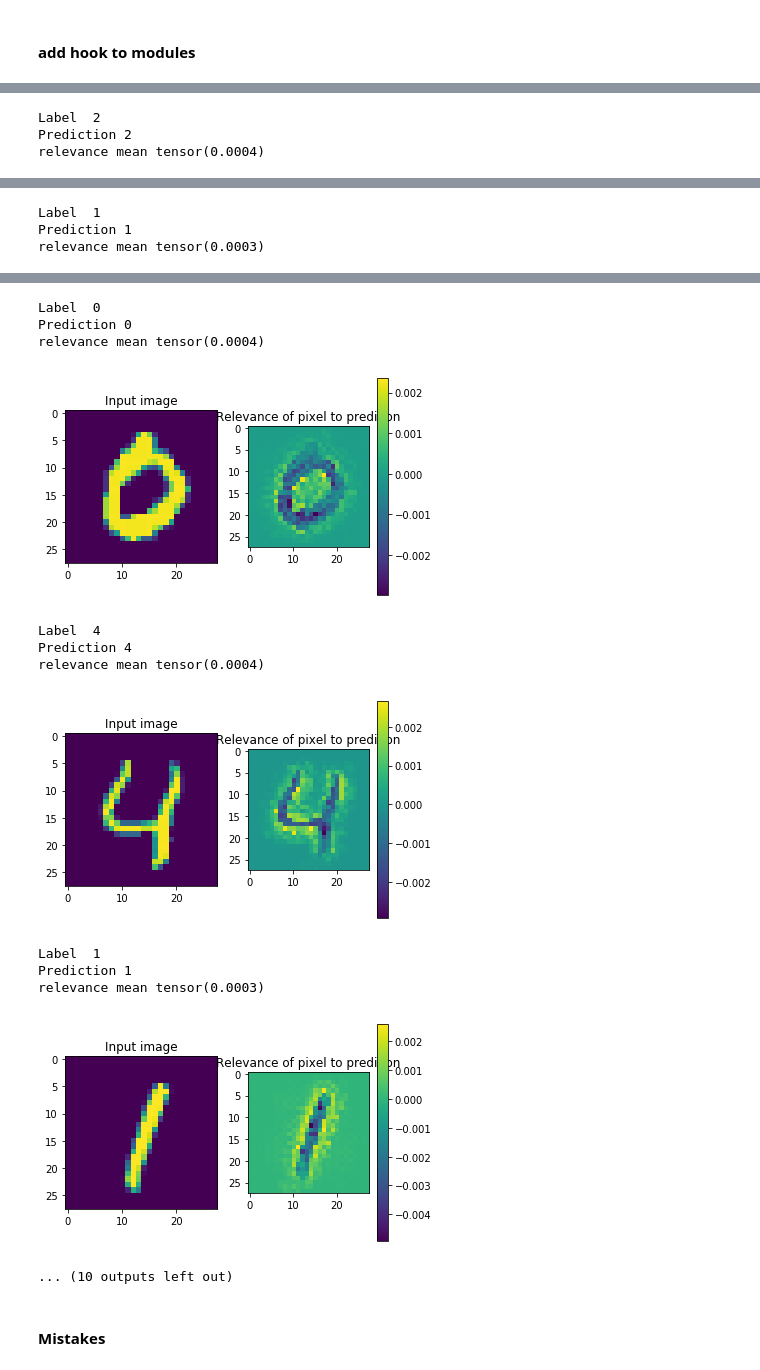
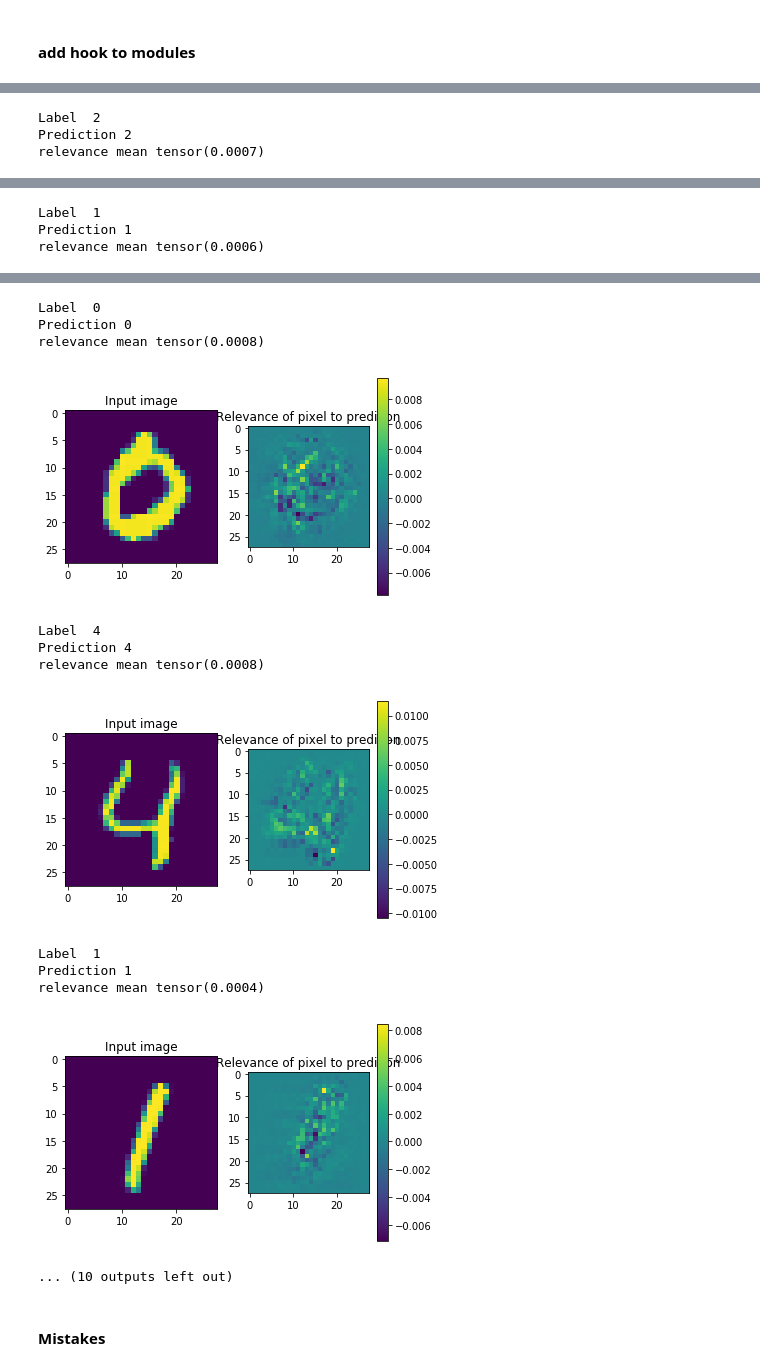
Before and after one commit to dmitrysarov/LRP_decomposition, a Jupyter notebook: LRP/temp/LRP_notebook_mnist.ipynb, the cells around one changed output, grey strips where cells are left out. Drawn from its saved outputs; the diff is of its cells as text; code cells hidden in the pictures.

```diff
--- a/LRP/temp/LRP_notebook_mnist.ipynb
+++ b/LRP/temp/LRP_notebook_mnist.ipynb
@@ -42,7 +45,7 @@ model = ConvNet()
 model.load_state_dict(torch.load('mnist_model.ph'))
 model = model.eval()
 # model = utils.redefine_nn(model, rule='z_plus_no_bias')
-lrp = LRP(model, rule='z_plus')
+lrp = LRP(model, rule='z_rule')
 # %%
 train_loader = torch.utils.data.DataLoader(
   torchvision.datasets.MNIST('/files/', train=True, download=True,
@@ -85,7 +88,7 @@ for num, (image, label) in enumerate(test_loader):
     fig, ax = plt.subplots(1,2)
     ax[0].imshow(image.squeeze().detach())
     ax[0].title.set_text('Input image')
-    relevance = lrp.relprop()
+    relevance = lrp(image)
     print('relevance mean', relevance.abs().mean())
 #     img = ax[1].imshow(norm_tensor(relevance.squeeze()))
     img = ax[1].imshow(relevance.squeeze())
@@ -100,3 +103,3 @@ relevance mean tensor(0.0004)
 Label  2
 Prediction 2
-relevance mean tensor(0.0004)
+relevance mean tensor(0.0007)
@@ -104,3 +107,3 @@ relevance mean tensor(0.0004)
 Label  1
 Prediction 1
-relevance mean tensor(0.0003)
+relevance mean tensor(0.0006)
@@ -108,15 +111,15 @@ relevance mean tensor(0.0003)
 Label  0
 Prediction 0
-relevance mean tensor(0.0004)
+relevance mean tensor(0.0008)
-[figure, old version]
+[figure, new version]
 Label  4
 Prediction 4
-relevance mean tensor(0.0004)
+relevance mean tensor(0.0008)
-[figure, old version]
+[figure, new version]
 Label  1
 Prediction 1
-relevance mean tensor(0.0003)
+relevance mean tensor(0.0004)
-[figure, old version]
+[figure, new version]
 ... (10 outputs left out)
 # %% [markdown]
 #### Mistakes
```
Also changed, not shown: parts of 11 cells of this notebook, 3 other files.
